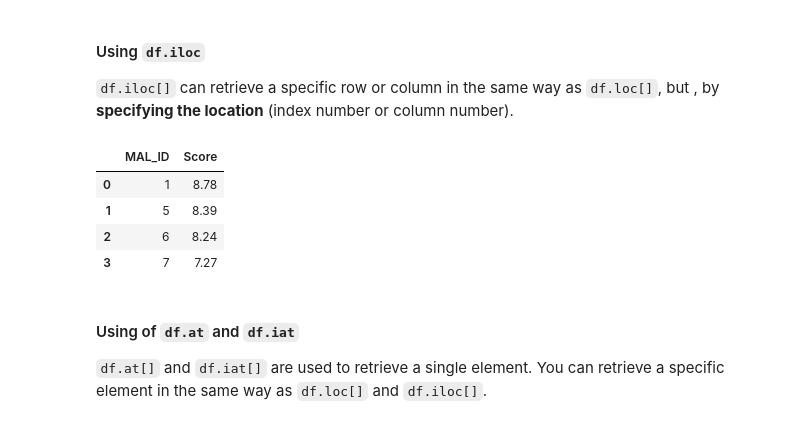
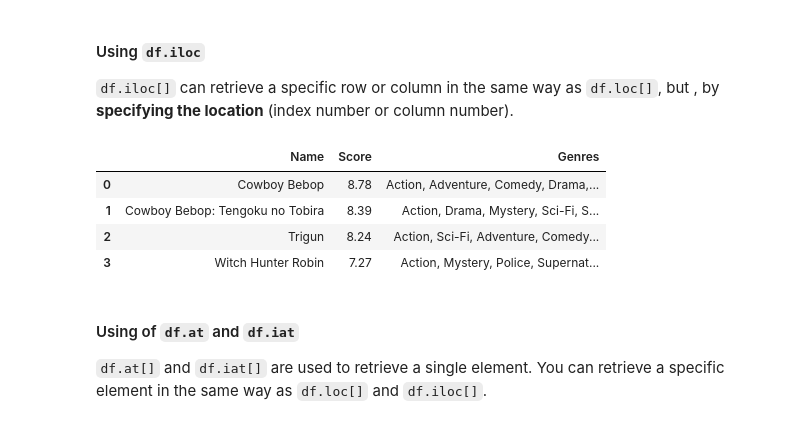
Before and after one commit to AshvinAA/Consumer_Intelligence, a Jupyter notebook: Pandas/Pandas.ipynb, the cells around one changed output. Saved outputs shown, nothing was run; the diff lists cells and outputs as text; code cells hidden in the pictures.

```diff
--- a/Pandas/Pandas.ipynb
+++ b/Pandas/Pandas.ipynb
@@ -569,13 +545,13 @@ anime_data_extracted.loc[0:3, ['MAL_ID', 'Name']]
 `df.iloc[]` can retrieve a specific row or column in the same way as `df.loc[]`, but , by **specifying the location** (index number or column number).
 # %%
 # Specify first 4 rows and 1st and 3rd columns
-anime_data.iloc[0:4, [0, 2]]
+anime_data.iloc[0:4, [1, 2, 3]]
 # %% [output]
-|  | MAL_ID | Score |
-| 0 | 1 | 8.78 |
-| 1 | 5 | 8.39 |
-| 2 | 6 | 8.24 |
-| 3 | 7 | 7.27 |
+|  | Name | Score | Genres |
+| 0 | Cowboy Bebop | 8.78 | Action, Adventure, Comedy, Drama,... |
+| 1 | Cowboy Bebop: Tengoku no Tobira | 8.39 | Action, Drama, Mystery, Sci-Fi, S... |
+| 2 | Trigun | 8.24 | Action, Sci-Fi, Adventure, Comedy... |
+| 3 | Witch Hunter Robin | 7.27 | Action, Mystery, Police, Supernat... |
 # %% [markdown]
 #### Using of `df.at`  and  `df.iat`
 
```
Also changed, not shown: parts of 25 cells of this notebook, 13 other files.
